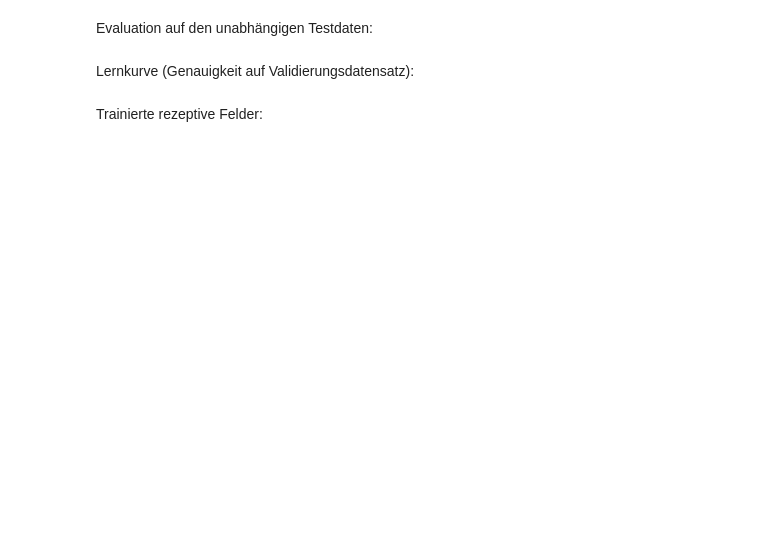
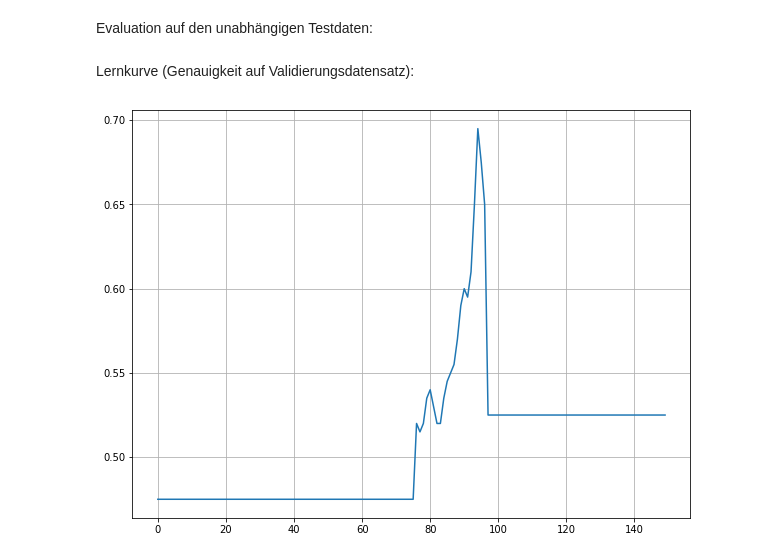
Before and after one commit to schmuecker/machine-learning-course, a Jupyter notebook: Deep Learning/01 backpropagation/01 MLP.ipynb, the cells around one changed output. Saved outputs shown, nothing was run; the diff lists cells and outputs as text; code cells hidden in the pictures; blank space fills up the shorter version.

```diff
--- a/Deep Learning/01 backpropagation/01 MLP.ipynb
+++ b/Deep Learning/01 backpropagation/01 MLP.ipynb
@@ -448,6 +450,6 @@ print("Test accuracy: {0} / {1}".format(evaluate(x1, y1), x1.shape[0]))
 # %% [markdown]
 Lernkurve (Genauigkeit auf Validierungsdatensatz):
 # %%
-plt.plot(acc_val/x2.shape[0]);
+plt.plot(acc_val_xy/np.array(outputs_te).shape[0]);
+# %% [output]
+[figure, added]
-# %% [markdown]
-Trainierte rezeptive Felder:
```
Also changed, not shown: parts of 10 cells of this notebook.
